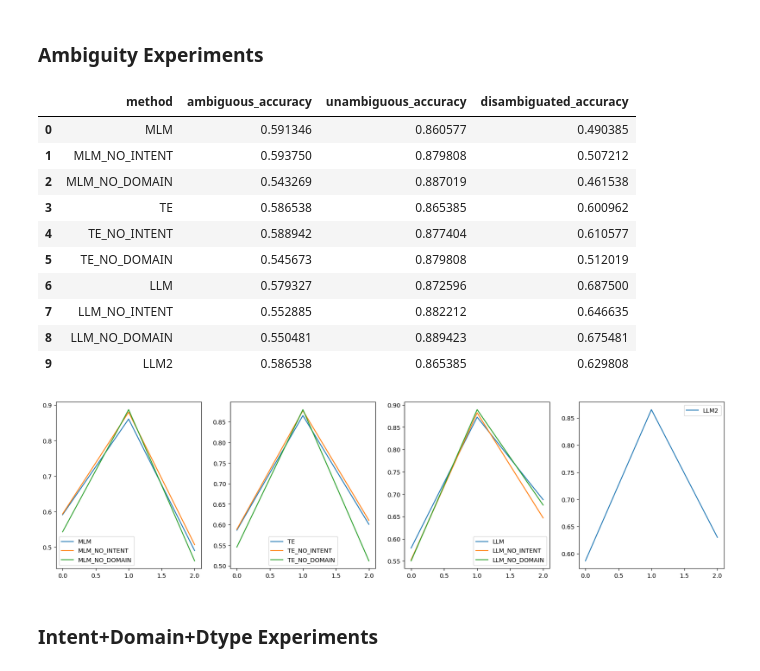
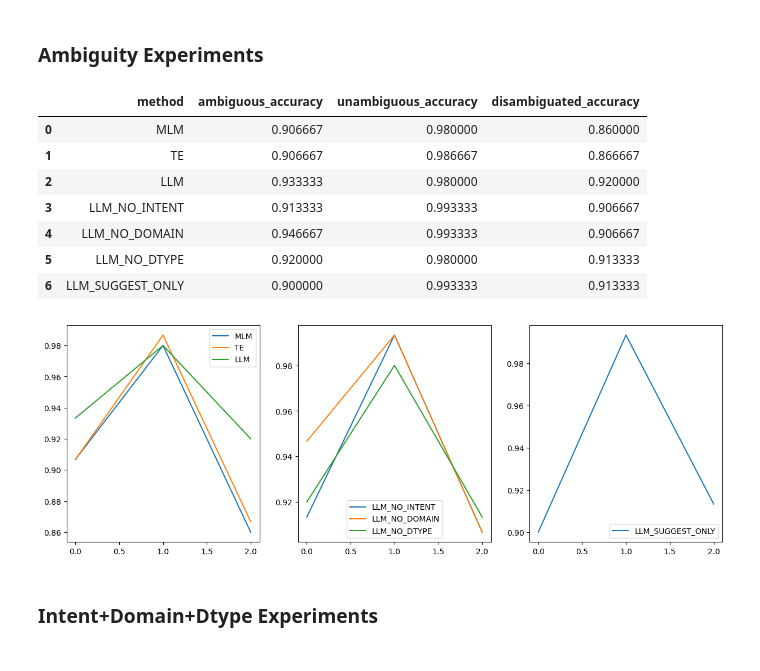
Before and after one commit to darktheorys/smartrag, a Jupyter notebook: notebooks/Scoring_and_Comparison.ipynb, the cells around one changed output. Cells and saved outputs as stored; diff of their text form; code cells hidden in the pictures.

```diff
--- a/notebooks/Scoring_and_Comparison.ipynb
+++ b/notebooks/Scoring_and_Comparison.ipynb
@@ -35,21 +34,18 @@ chain_ = RunnableParallel(amb=lm1, unamb=lm2, disamb=lm3)
 # %%
 methods = [
     "MLM",
-    "MLM_NO_INTENT",
-    "MLM_NO_DOMAIN",
     "TE",
-    "TE_NO_INTENT",
-    "TE_NO_DOMAIN",
     "LLM",
     "LLM_NO_INTENT",
     "LLM_NO_DOMAIN",
-    "LLM2",
+    "LLM_NO_DTYPE",
+    "LLM_SUGGEST_ONLY",
 ]
 # %%
 for method in methods:
     for df_index in tqdm(range(len(df))):
         ambiguities = QueryAmbiguation(**json.loads(df.loc[df_index, "possible_ambiguities"]))
-        if "LLM2" not in method:
+        if "LLM_SUGGEST_ONLY" not in method:
             most_likely_full_forms: list[str] = json.loads(
                 df.loc[df_index, f"{method.split("_")[0]}_most_likely_full_forms"]
             )
@@ -75,36 +71,21 @@ for method in methods:
                 {
                     "amb": {
                         "query": amb_question,
-                        "intent": df.loc[df_index, "intent"] if "NO_INTENT" not in method else "",
-                        "domain": (
-                            categories[df.loc[df_index, "domain_idx"]]
-                            if df.loc[df_index, "domain_idx"] < len(categories)
-                            else None
-                        )
-                        if "NO_DOMAIN" not in method
-                        else "",
+                        "intent": df.loc[df_index, "intent"] if "NO_INTENT" not in method else "'Not Specified'",
+                        "domain": df.loc[df_index, "domain"] if "NO_DOMAIN" not in method else "'Not Specified'",
+                        "dtype": df.loc[df_index, "dtype"] if "NO_DTYPE" not in method else "'Not Specified'",
                     },
                     "unamb": {
                         "query": unamb_question,
-                        "intent": df.loc[df_index, "intent"] if "NO_INTENT" not in method else "",
-                        "domain": (
-                            categories[df.loc[df_index, "domain_idx"]]
-                            if df.loc[df_index, "domain_idx"] < len(categories)
-                            else None
-                        )
-                        if "NO_DOMAIN" not in method
-                        else "",
+                        "intent": df.loc[df_index, "intent"] if "NO_INTENT" not in method else "'Not Specified'",
+                        "domain": df.loc[df_index, "domain"] if "NO_DTYPE" not in method else "'Not Specified'",
+                        "dtype": df.loc[df_index, "dtype"] if "NO_DTYPE" not in method else "'Not Specified'",
                     },
                     "disamb": {
                         "query": disambiguated_question,
-                        "intent": df.loc[df_index, "intent"] if "NO_INTENT" not in method else "",
-                        "domain": (
-                            categories[df.loc[df_index, "domain_idx"]]
-                            if df.loc[df_index, "domain_idx"] < len(categories)
-                            else None
-                        )
-                        if "NO_DOMAIN" not in method
-                        else "",
+                        "intent": df.loc[df_index, "intent"] if "NO_INTENT" not in method else "'Not Specified'",
+                        "domain": df.loc[df_index, "domain"] if "NO_DTYPE" not in method else "'Not Specified'",
+                        "dtype": df.loc[df_index, "dtype"] if "NO_DTYPE" not in method else "'Not Specified'",
                     },
                 },
                 RunnableConfig(configurable={"llm": "gpt35"}),
@@ -171,29 +152,26 @@ for method in methods:
 eval_df
 # %% [output]
 |  | method | ambiguous_accuracy | unambiguous_accuracy | disambiguated_accuracy |
-| 0 | MLM | 0.591346 | 0.860577 | 0.490385 |
-| 1 | MLM_NO_INTENT | 0.593750 | 0.879808 | 0.507212 |
-| 2 | MLM_NO_DOMAIN | 0.543269 | 0.887019 | 0.461538 |
-| 3 | TE | 0.586538 | 0.865385 | 0.600962 |
-| 4 | TE_NO_INTENT | 0.588942 | 0.877404 | 0.610577 |
-| 5 | TE_NO_DOMAIN | 0.545673 | 0.879808 | 0.512019 |
-| 6 | LLM | 0.579327 | 0.872596 | 0.687500 |
-| 7 | LLM_NO_INTENT | 0.552885 | 0.882212 | 0.646635 |
-| 8 | LLM_NO_DOMAIN | 0.550481 | 0.889423 | 0.675481 |
-| 9 | LLM2 | 0.586538 | 0.865385 | 0.629808 |
+| 0 | MLM | 0.906667 | 0.980000 | 0.860000 |
+| 1 | TE | 0.906667 | 0.986667 | 0.866667 |
+| 2 | LLM | 0.933333 | 0.980000 | 0.920000 |
+| 3 | LLM_NO_INTENT | 0.913333 | 0.993333 | 0.906667 |
+| 4 | LLM_NO_DOMAIN | 0.946667 | 0.993333 | 0.906667 |
+| 5 | LLM_NO_DTYPE | 0.920000 | 0.980000 | 0.913333 |
+| 6 | LLM_SUGGEST_ONLY | 0.900000 | 0.993333 | 0.913333 |
 # %%
 import matplotlib.pyplot as plt
 
-fig, axes = plt.subplots(1, 4, figsize=(20, 5))
+fig, axes = plt.subplots(1, 3, figsize=(15, 5))
 
 for i, row in eval_df.iterrows():
     axes[int(i) // 3].plot(
         range(3),
         [row["ambiguous_accuracy"], row["unambiguous_accuracy"], row["disambiguated_accuracy"]],
         label=row["method"],
     )
     axes[int(i) // 3].legend()
 plt.show()
 # %% [output]
-[figure, old version]
+[figure, new version]
 # %%
```
Also changed, not shown: parts of 2 cells of this notebook, 8 other files.
